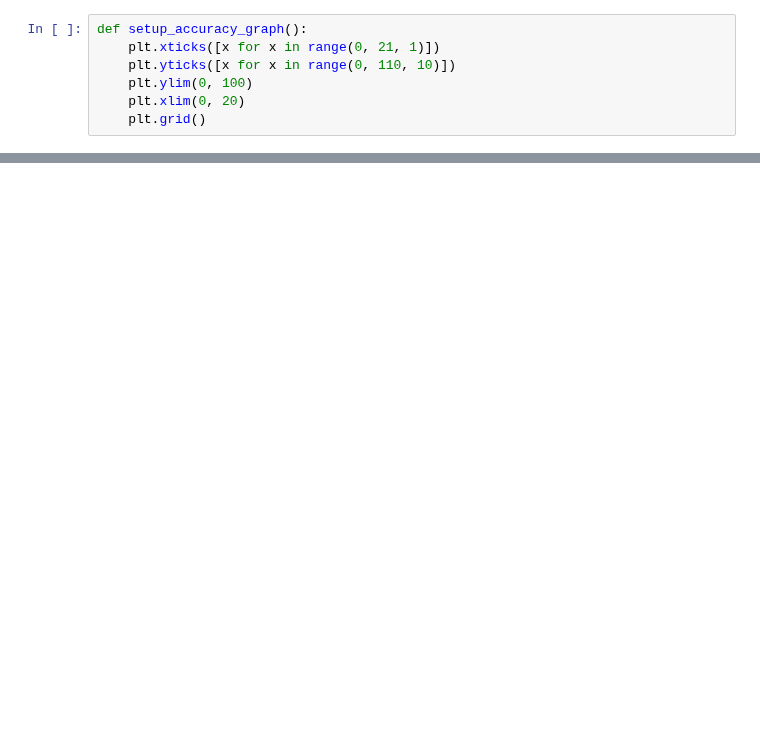
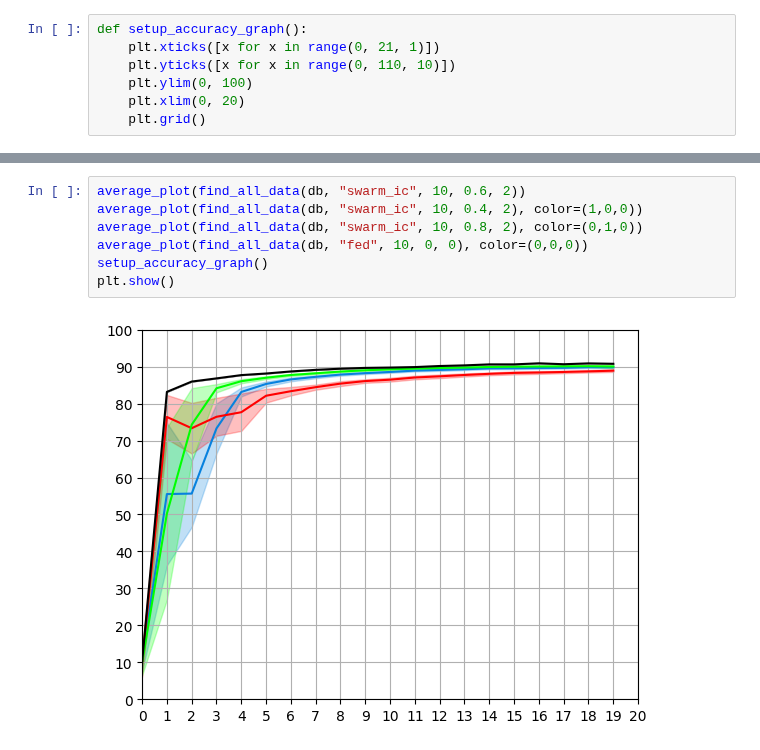
Before and after one commit to JoshPattman/thirdyear-proj, a Jupyter notebook: comp3200-cw/v3/visualise.ipynb, the cells around one changed output, grey strips where cells are left out. Saved outputs shown, nothing was run; the diff lists cells and outputs as text; blank space fills up the shorter version.

```diff
--- a/comp3200-cw/v3/visualise.ipynb
+++ b/comp3200-cw/v3/visualise.ipynb
@@ -62,0 +67,9 @@ plt.show()
+# %%
+average_plot(find_all_data(db, "swarm_ic", 10, 0.6, 2))
+average_plot(find_all_data(db, "swarm_ic", 10, 0.4, 2), color=(1,0,0))
+average_plot(find_all_data(db, "swarm_ic", 10, 0.8, 2), color=(0,1,0))
+average_plot(find_all_data(db, "fed", 10, 0, 0), color=(0,0,0))
+setup_accuracy_graph()
+plt.show()
+# %% [output]
+[figure, added]
```
Also changed, not shown: parts of 4 cells of this notebook, 50 other files.
